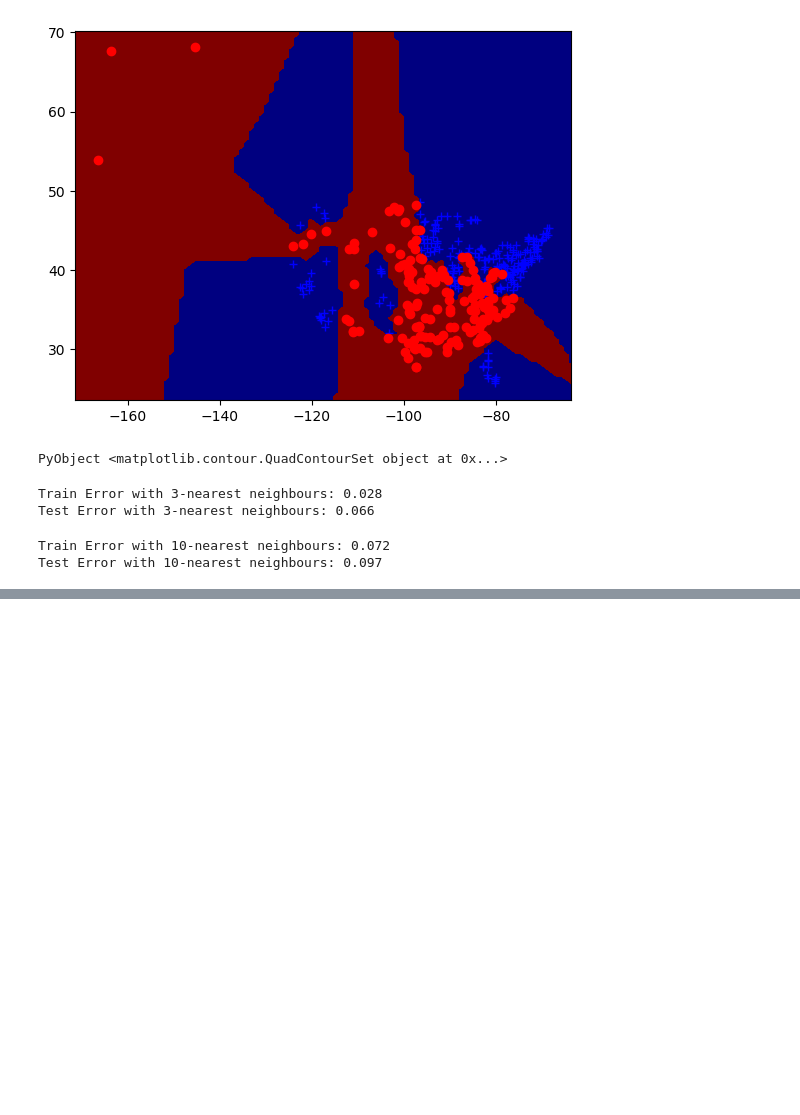
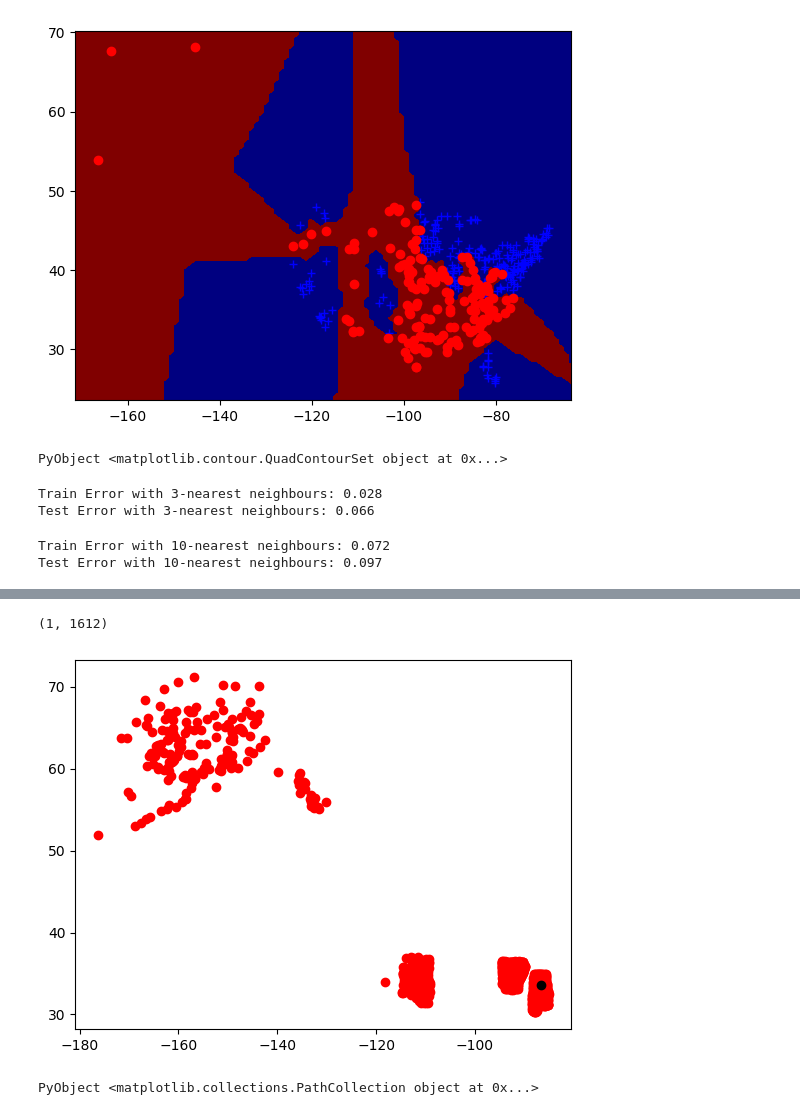
Before and after one commit to wollip/cs340, a Jupyter notebook: a2/Q3 KNN.ipynb, the cells around one changed output, grey strips where cells are left out. Drawn from its saved outputs; the diff is of its cells as text; code cells hidden in the pictures; blank space fills up the shorter version.

```diff
--- a/a2/Q3 KNN.ipynb
+++ b/a2/Q3 KNN.ipynb
@@ -79,0 +191,10 @@ Test Error with 10-nearest neighbours: 0.097
+# %%
+findmin(y)
+# %% [output]
+(1, 1612)
+# %%
+scatter(X[1:1612, 1], X[1:1612, 2], color="r")
+scatter(X[1, 1], X[1, 2], color="k")
+# %% [output]
+[figure, added]
+PyObject <matplotlib.collections.PathCollection object at 0x...>
```
Also changed, not shown: parts of 19 cells of this notebook, 1 other file.
